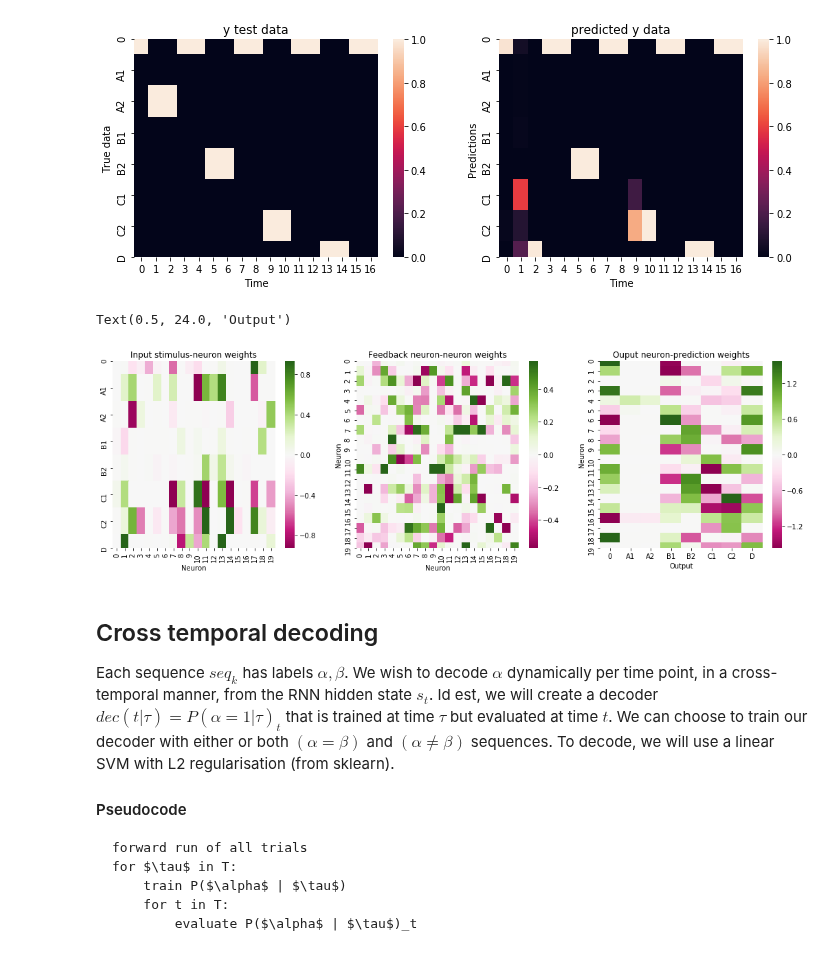
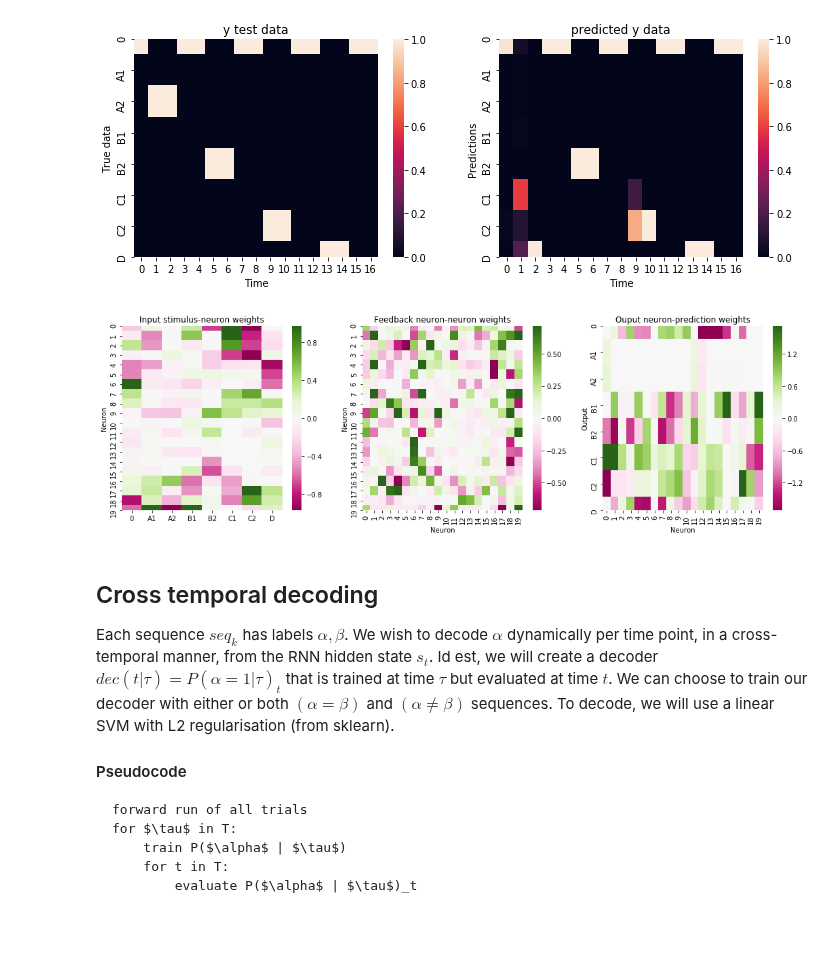
Before and after one commit to vdplasthijs/eavesdropping, a Jupyter notebook: bptt_sequence_coding.ipynb, the cells around one changed output. Drawn from its saved outputs; the diff is of its cells as text; code cells hidden in the pictures; blank space fills up the shorter version.

Commit message:
optimal leaf order & docstr

```diff
--- a/bptt_sequence_coding.ipynb
+++ b/bptt_sequence_coding.ipynb
@@ -174,33 +173,12 @@ plt.title("predicted y data"); plt.xlabel('Time'); plt.ylabel("Predictions");
 # %% [output]
 Trial type: 22
 [figure]
-# %%
-plt.rcParams['figure.figsize'] = (18, 5)
-
-def plot_weights(ax, rnn_layer, title='weights'):
-    weights = [x for x in rnn_layer.parameters()][0].detach().numpy().T
-    cutoff = np.percentile(np.abs(weights), 95)
-    sns.heatmap(weights, ax=ax, cmap='PiYG', vmax=cutoff, vmin=-1 * cutoff)
-    ax.set_title(title);
-    return ax
-
-fig, ax_w = plt.subplots(1, 3)
-plot_weights(ax=ax_w[0], rnn_layer=rnn.lin_input,
-            title='Input stimulus-neuron weights')
-ax_w[0].set_yticklabels(freq_labels)
-ax_w[0].set_xlabel('Neuron'); ax_w[1].set_ylabel('Stimulus')
-
-plot_weights(ax=ax_w[1], rnn_layer=rnn.lin_feedback,
-            title='Feedback neuron-neuron weights')
-ax_w[1].set_xlabel('Neuron'); ax_w[1].set_ylabel('Neuron')
-
-plot_weights(ax=ax_w[2], rnn_layer=rnn.lin_output,
-            title='Ouput neuron-prediction weights')
-ax_w[2].set_xticklabels(freq_labels)
-ax_w[2].set_ylabel('Neuron'); ax_w[2].set_xlabel('Output')
-# %% [output]
-Text(0.5, 24.0, 'Output')
-[figure, removed]
+# %%
+plt.rcParams['figure.figsize'] = (18, 5)
+w_order = bp.opt_leaf(w_mat=rnn.lin_input, dim=0)
+_ = bp.plot_all_UWV(rnn_model=rnn, freq_labels=freq_labels, weight_order=w_order)
+# %% [output]
+[figure, added]
 # %% [markdown]
 ## Cross temporal decoding
 
```
Also changed, not shown: parts of 1 cell of this notebook, 1 other file.
